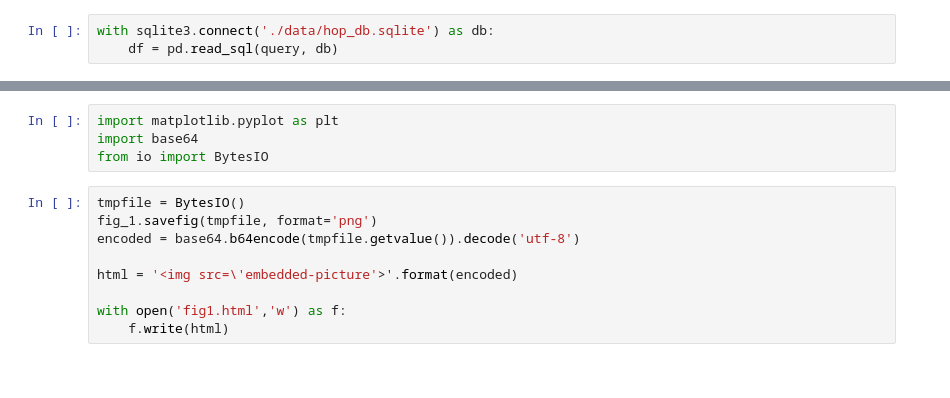
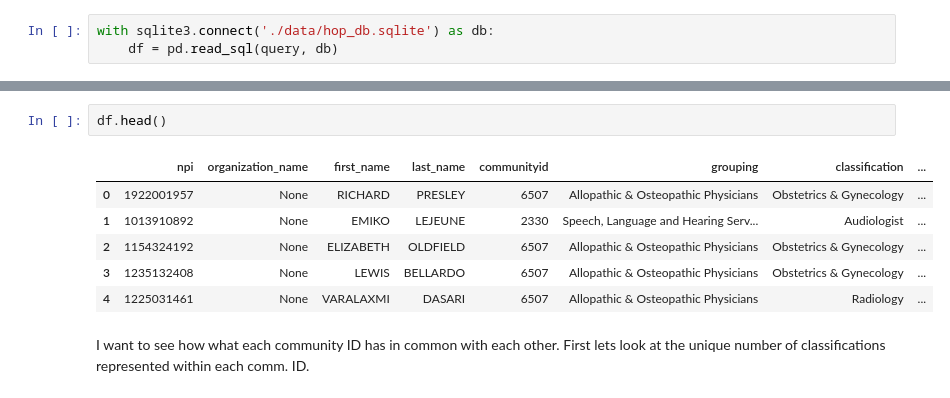
Before and after one commit to jmayf123/Hop_Teaming_Project, a Jupyter notebook: community_analysis.ipynb, the cells around one changed output, grey strips where cells are left out. Saved outputs shown, nothing was run; the diff lists cells and outputs as text.

```diff
--- a/community_analysis.ipynb
+++ b/community_analysis.ipynb
@@ -54,13 +56,11 @@ There seems to bee only one big community of providers. Group 43 has the largest
-# %%
-import matplotlib.pyplot as plt
-import base64
-from io import BytesIO
-# %%
-tmpfile = BytesIO()
-fig_1.savefig(tmpfile, format='png')
-encoded = base64.b64encode(tmpfile.getvalue()).decode('utf-8')
-
-html = '<img src=\'embedded-picture'>'.format(encoded)
-
-with open('fig1.html','w') as f:
-    f.write(html)
+# %%
+df.head()
+# %% [output]
+|  | npi | organization_name | first_name | last_name | communityid | grouping | classification | ... |
+| 0 | 1922001957 | None | RICHARD | PRESLEY | 6507 | Allopathic & Osteopathic Physicians | Obstetrics & Gynecology | ... |
+| 1 | 1013910892 | None | EMIKO | LEJEUNE | 2330 | Speech, Language and Hearing Serv... | Audiologist | ... |
+| 2 | 1154324192 | None | ELIZABETH | OLDFIELD | 6507 | Allopathic & Osteopathic Physicians | Obstetrics & Gynecology | ... |
+| 3 | 1235132408 | None | LEWIS | BELLARDO | 6507 | Allopathic & Osteopathic Physicians | Obstetrics & Gynecology | ... |
+| 4 | 1225031461 | None | VARALAXMI | DASARI | 6507 | Allopathic & Osteopathic Physicians | Radiology | ... |
+# %% [markdown]
+I want to see how what each community ID has in common with each other. First lets look at the unique number of classifications represented within each comm. ID.
```
Also changed, not shown: parts of 9 cells of this notebook, 3 other files.
